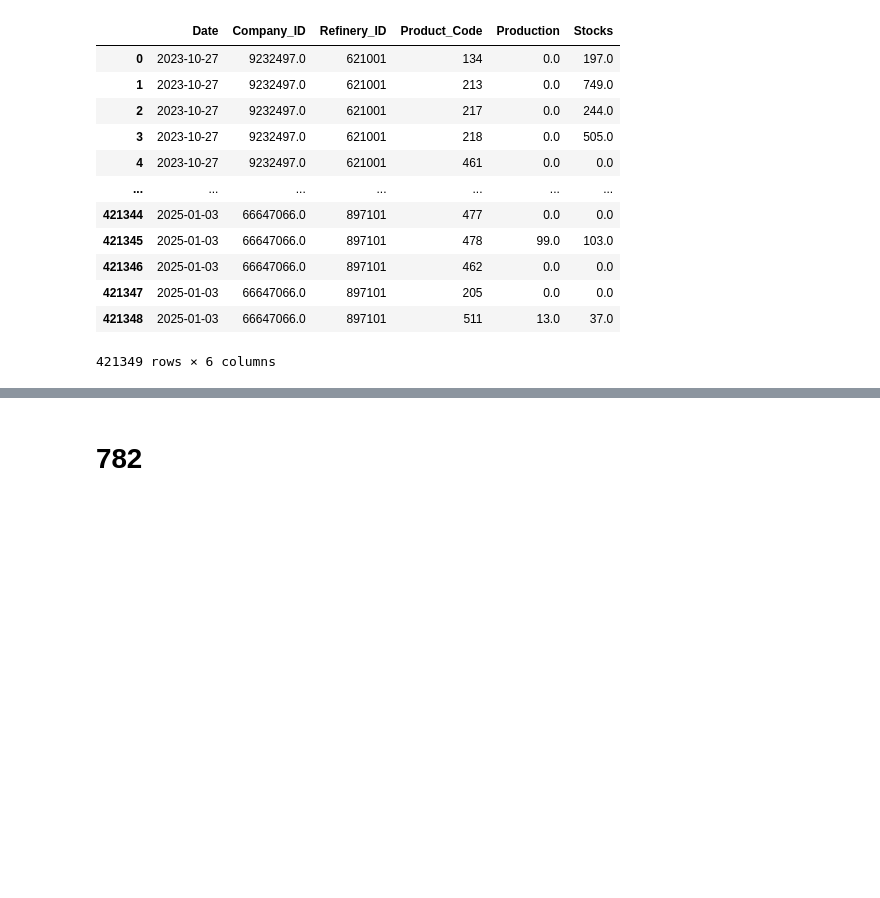
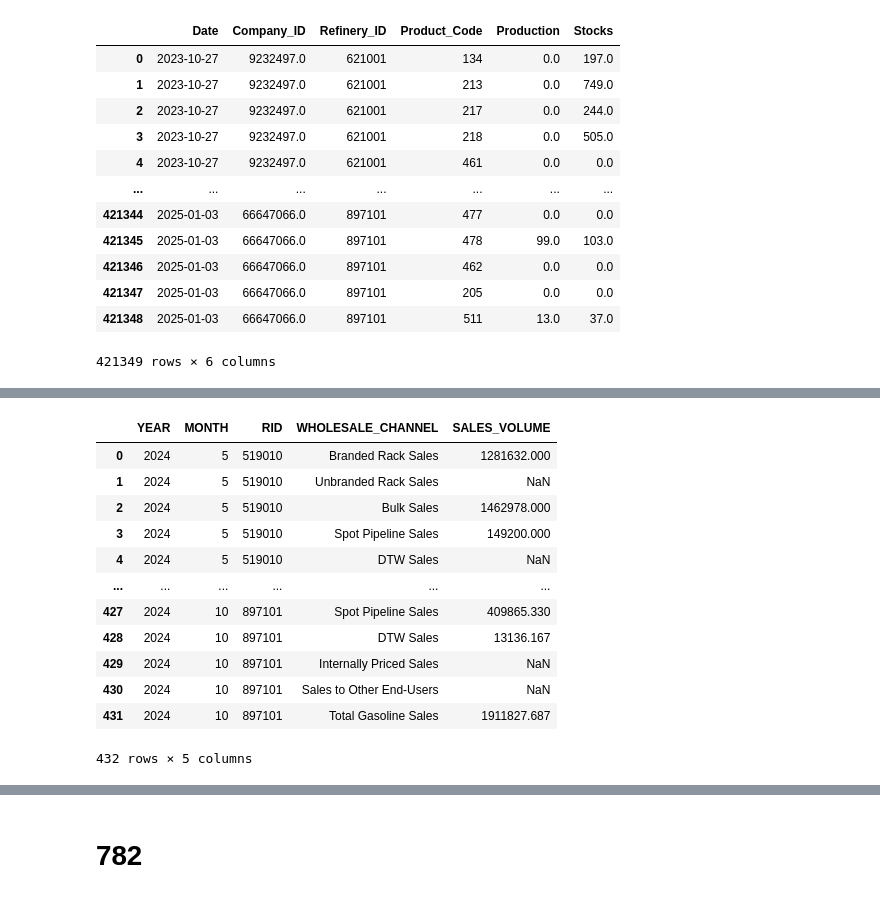
Before and after one commit to fgreve/resupply, a Jupyter notebook: RESUPPLY.ipynb, the cells around one changed output, grey strips where cells are left out. Cells and saved outputs as stored; diff of their text form; code cells hidden in the pictures; blank space fills up the shorter version.

```diff
--- a/RESUPPLY.ipynb
+++ b/RESUPPLY.ipynb
@@ -127,0 +191,17 @@ df
+# %%
+sales2024_df = get_sales2024()
+sales2024_df
+# %% [output]
+|  | YEAR | MONTH | RID | WHOLESALE_CHANNEL | SALES_VOLUME |
+| 0 | 2024 | 5 | 519010 | Branded Rack Sales | 1281632.000 |
+| 1 | 2024 | 5 | 519010 | Unbranded Rack Sales | NaN |
+| 2 | 2024 | 5 | 519010 | Bulk Sales | 1462978.000 |
+| 3 | 2024 | 5 | 519010 | Spot Pipeline Sales | 149200.000 |
+| 4 | 2024 | 5 | 519010 | DTW Sales | NaN |
+| ... | ... | ... | ... | ... | ... |
+| 427 | 2024 | 10 | 897101 | Spot Pipeline Sales | 409865.330 |
+| 428 | 2024 | 10 | 897101 | DTW Sales | 13136.167 |
+| 429 | 2024 | 10 | 897101 | Internally Priced Sales | NaN |
+| 430 | 2024 | 10 | 897101 | Sales to Other End-Users | NaN |
+| 431 | 2024 | 10 | 897101 | Total Gasoline Sales | 1911827.687 |
+432 rows × 5 columns
```
Also changed, not shown: parts of 19 cells of this notebook, 1 other file.
